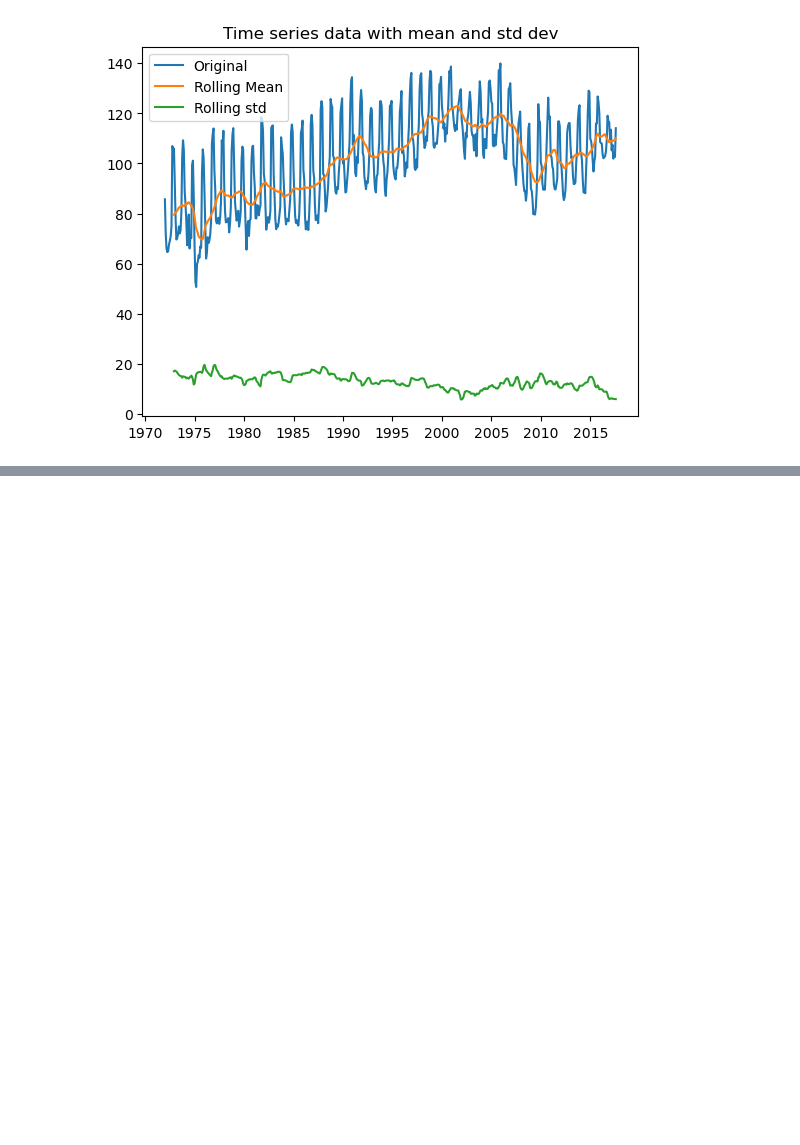
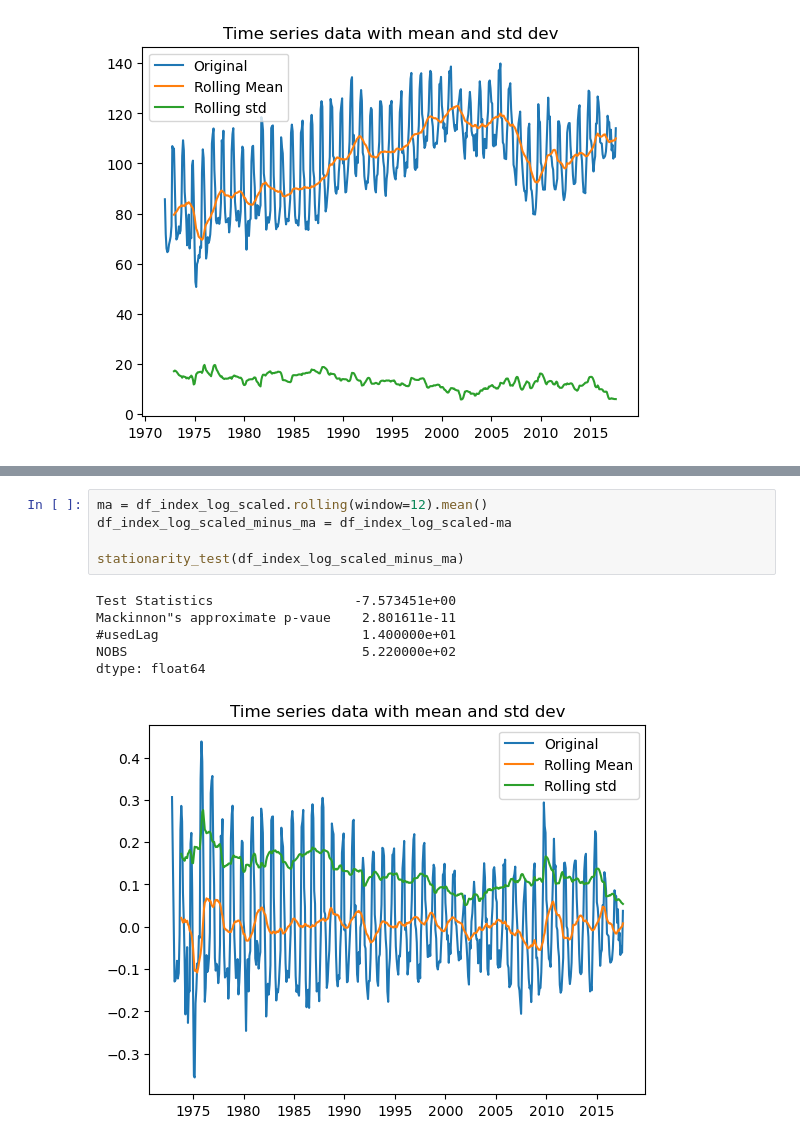
Before and after one commit to VaskarO/Time-series-analysis-and-forecasting, a Jupyter notebook: ARIMA_SARIMAX.ipynb, the cells around one changed output, grey strips where cells are left out. Drawn from its saved outputs; the diff is of its cells as text; blank space fills up the shorter version.

```diff
--- a/ARIMA_SARIMAX.ipynb
+++ b/ARIMA_SARIMAX.ipynb
@@ -63,0 +75,12 @@ dtype: float64
+# %%
+ma = df_index_log_scaled.rolling(window=12).mean()
+df_index_log_scaled_minus_ma = df_index_log_scaled-ma
+
+stationarity_test(df_index_log_scaled_minus_ma)
+# %% [output]
+Test Statistics                  -7.573451e+00
+Mackinnon"s approximate p-vaue    2.801611e-11
+#usedLag                          1.400000e+01
+NOBS                              5.220000e+02
+dtype: float64
+[figure, added]
```
Also changed, not shown: parts of 2 cells of this notebook.
